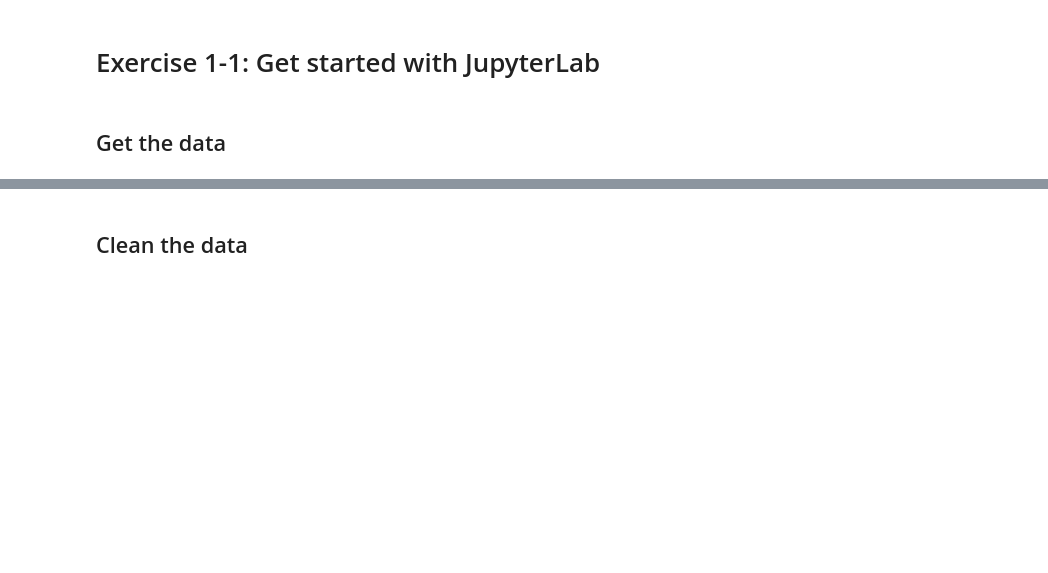
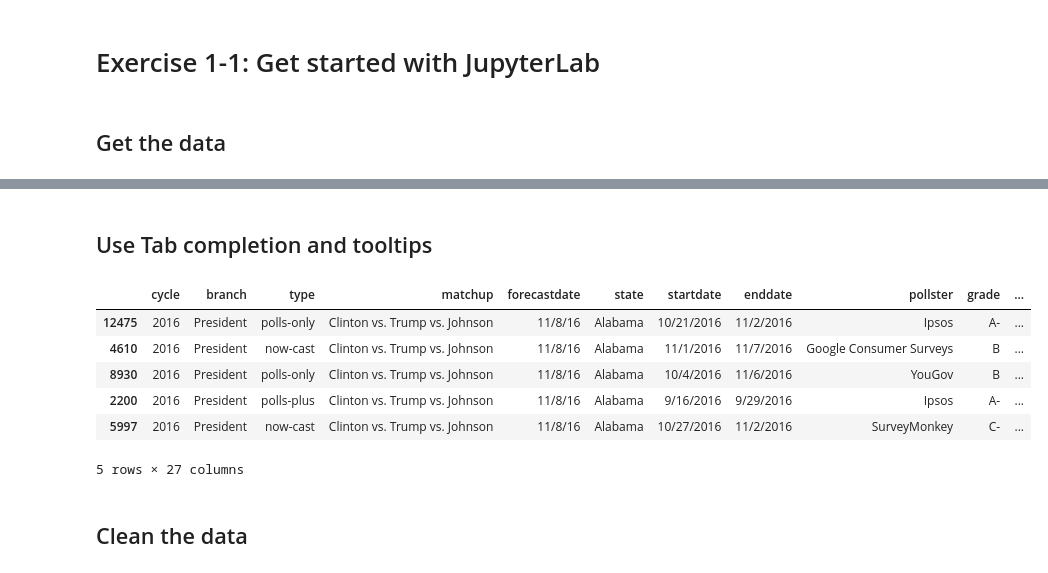
Before and after one commit to CWance/Murach, a Jupyter notebook: Python/python_analysis/exercises/ch01/ex_1-1_polling.ipynb, the cells around one changed output, grey strips where cells are left out. Cells and saved outputs as stored; diff of their text form; code cells hidden in the pictures; blank space fills up the shorter version.

```diff
--- a/Python/python_analysis/exercises/ch01/ex_1-1_polling.ipynb
+++ b/Python/python_analysis/exercises/ch01/ex_1-1_polling.ipynb
@@ -32,4 +27,17 @@ polls.head(2)
 2 rows × 27 columns
+# %% [markdown]
+## Use Tab completion and tooltips
+# %%
+polls.sort_values('state', ascending = False)
+polls.head()
+# %% [output]
+|  | cycle | branch | type | matchup | forecastdate | state | startdate | enddate | pollster | grade | ... |
+| 12475 | 2016 | President | polls-only | Clinton vs. Trump vs. Johnson | 11/8/16 | Alabama | 10/21/2016 | 11/2/2016 | Ipsos | A- | ... |
+| 4610 | 2016 | President | now-cast | Clinton vs. Trump vs. Johnson | 11/8/16 | Alabama | 11/1/2016 | 11/7/2016 | Google Consumer Surveys | B | ... |
+| 8930 | 2016 | President | polls-only | Clinton vs. Trump vs. Johnson | 11/8/16 | Alabama | 10/4/2016 | 11/6/2016 | YouGov | B | ... |
+| 2200 | 2016 | President | polls-plus | Clinton vs. Trump vs. Johnson | 11/8/16 | Alabama | 9/16/2016 | 9/29/2016 | Ipsos | A- | ... |
+| 5997 | 2016 | President | now-cast | Clinton vs. Trump vs. Johnson | 11/8/16 | Alabama | 10/27/2016 | 11/2/2016 | SurveyMonkey | C- | ... |
+5 rows × 27 columns
 # %% [markdown]
 ## Clean the data
 # %% [markdown]
```
Also changed, not shown: parts of 3 cells of this notebook, 5 other files.
